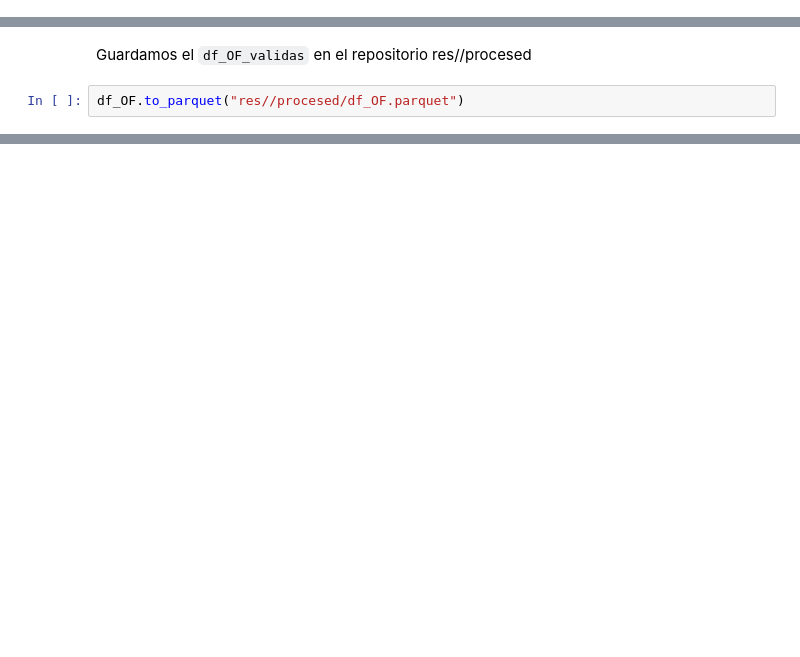
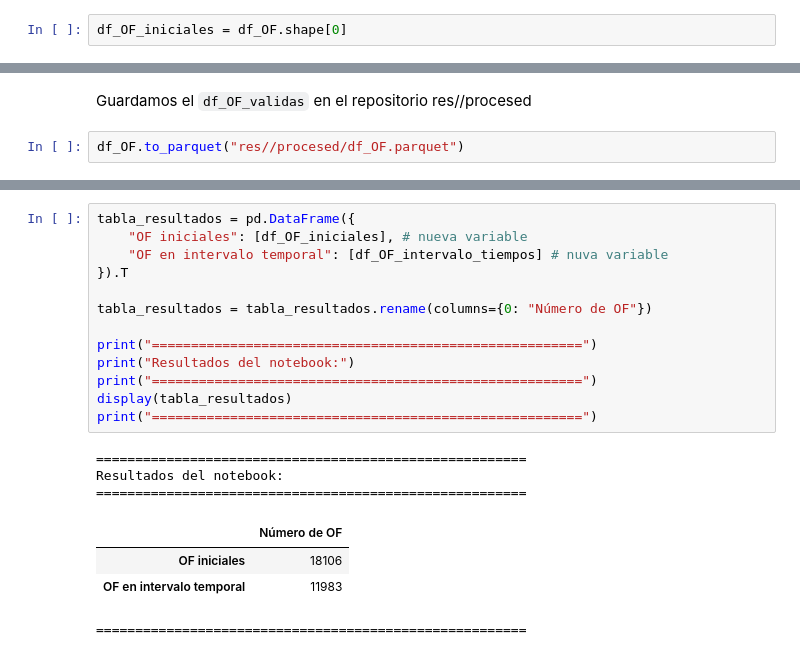
Before and after one commit to muntrans/TFM, a Jupyter notebook: 4.Tratamiento_Datos_OF.ipynb, the cells around one changed output, grey strips where cells are left out. Saved outputs shown, nothing was run; the diff lists cells and outputs as text; blank space fills up the shorter version.

```diff
--- a/Tratamiento_Datos_OF.ipynb
+++ b/4.Tratamiento_Datos_OF.ipynb
@@ -29,3 +30,5 @@ display(df_OF.sample(1))
+# %%
+df_OF_iniciales = df_OF.shape[0]
 # %% [markdown]
 # Limpieza de OF.
 Hay muchas ordenes de fabricación, para que el modelo tenga sentido debó moldearlo con los tiempos reales totales, es decir, no me sirve trabajar con OF que no estan terminadas, o que tienen imputaciones a medias.
@@ -129,0 +144,21 @@ df_OF.to_parquet("res//procesed/df_OF.parquet")
+# %%
+tabla_resultados = pd.DataFrame({
+    "OF iniciales": [df_OF_iniciales], # nueva variable
+    "OF en intervalo temporal": [df_OF_intervalo_tiempos] # nuva variable
+}).T
+
+tabla_resultados = tabla_resultados.rename(columns={0: "Número de OF"})
+
+print("=======================================================")
+print("Resultados del notebook:")
+print("=======================================================")
+display(tabla_resultados)
+print("=======================================================")
+# %% [output]
+=======================================================
+Resultados del notebook:
+=======================================================
+|  | Número de OF |
+| OF iniciales | 18106 |
+| OF en intervalo temporal | 11983 |
+=======================================================
```
Also changed, not shown: parts of 12 cells of this notebook, 31 other files.
